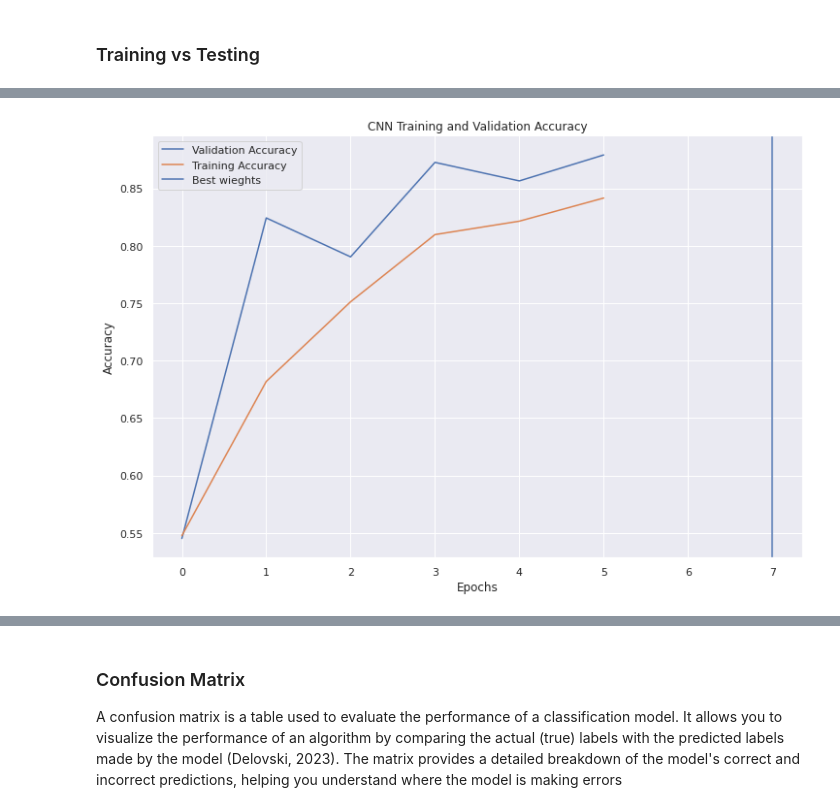
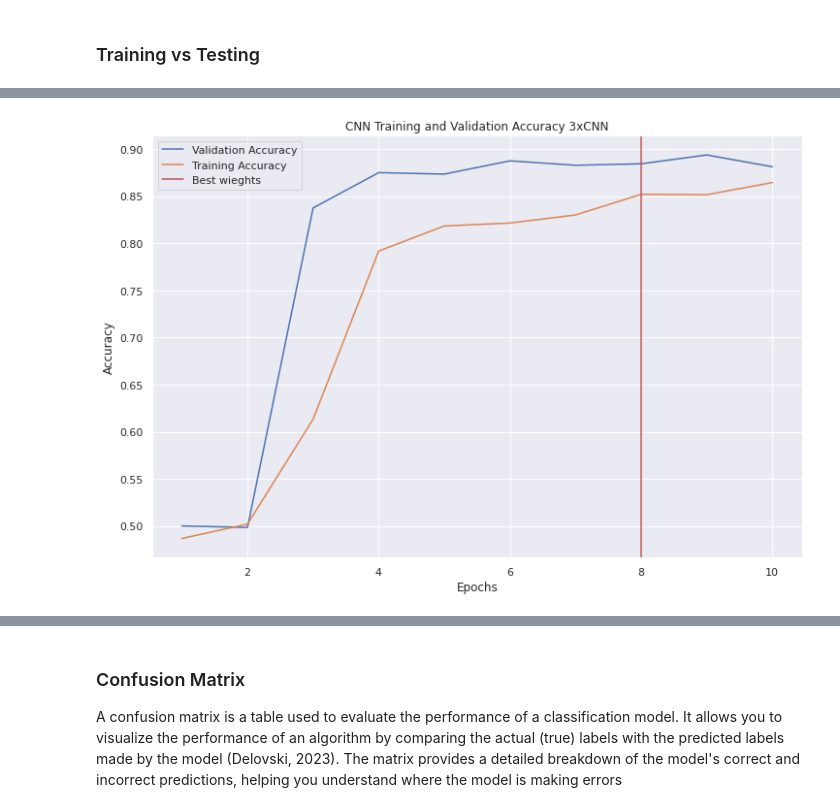
Before and after one commit to HumanClone/Image-Classifier---Glasses, a Jupyter notebook: Image-Classification.ipynb, the cells around one changed output, grey strips where cells are left out. Drawn from its saved outputs; the diff is of its cells as text; code cells hidden in the pictures.

```diff
--- a/Image-Classification.ipynb
+++ b/Image-Classification.ipynb
@@ -334,13 +334,13 @@ The above code is the actual generation of the image data, showcasing that the t
 The CNN will be using a kernel size of 4x4 which will later be compared to another CNN which uses a kernel size of 3x3 to determine how much of an affect and the kind of affect the kernel size has on the model in regard to this data. The CNN model has 3  2d Convolutional layers each with its own dropout and pooling layer. A single Conv2D layer is limited in what it can represent therefore the use of multiple layers allow the network to combine features in a non-linear way, improving its ability to capture complex patterns. As well as the use of Multiple pooling layers, applied to down-sample the spatial dimensions of the feature maps, reducing computational complexity which helps to retain the most important information and reduces the risk of overfitting. This can also be said for the use of multiple dropout layers as this encourages the model not to rely on certain neurons and increase no linearlity, and the switch of of these neurons helps reduce the chance of overfitting occurring.
 # %%
 CNN = models.Sequential()
-CNN.add(Conv2D(32, (4, 4), activation='relu', input_shape=(224, 224, 3)))
+CNN.add(Conv2D(32, (3, 3), activation='relu', input_shape=(224, 224, 3)))
 CNN.add(MaxPooling2D((2, 2)))
 CNN.add(Dropout(0.2))
-CNN.add(Conv2D(64, (4, 4), activation='relu'))
+CNN.add(Conv2D(64, (3, 3), activation='relu'))
 CNN.add(MaxPooling2D((2, 2)))
 CNN.add(Dropout(0.2))
-CNN.add(Conv2D(64, (4, 4), activation='relu'))
+CNN.add(Conv2D(64, (3, 3), activation='relu'))
 CNN.add(MaxPooling2D((2, 2)))
 CNN.add(Dropout(0.2))
 CNN.add(Flatten())
@@ -479,14 +516,14 @@ plt.show()
 # %%
 val_accuracy = CH.history['val_accuracy']
 train_accuracy = CH.history['accuracy']
 
-plt.plot(val_accuracy, label='Validation Accuracy')
-plt.plot(train_accuracy, label='Training Accuracy')
-plt.axvline(x = 7, color = 'b', label = 'Best wieghts')
+plt.plot(list(range(1, 11)),val_accuracy, label='Validation Accuracy')
+plt.plot(list(range(1, 11)),train_accuracy,label='Training Accuracy')
+plt.axvline(x = 8,label = 'Best wieghts',color='r')
 plt.xlabel('Epochs')
 plt.ylabel('Accuracy')
-plt.title('CNN Training and Validation Accuracy')
+plt.title('CNN Training and Validation Accuracy 3x')
 plt.legend()
 plt.show()
 # %% [output]
-[figure, old version]
+[figure, new version]
```
Also changed, not shown: parts of 32 cells of this notebook.
